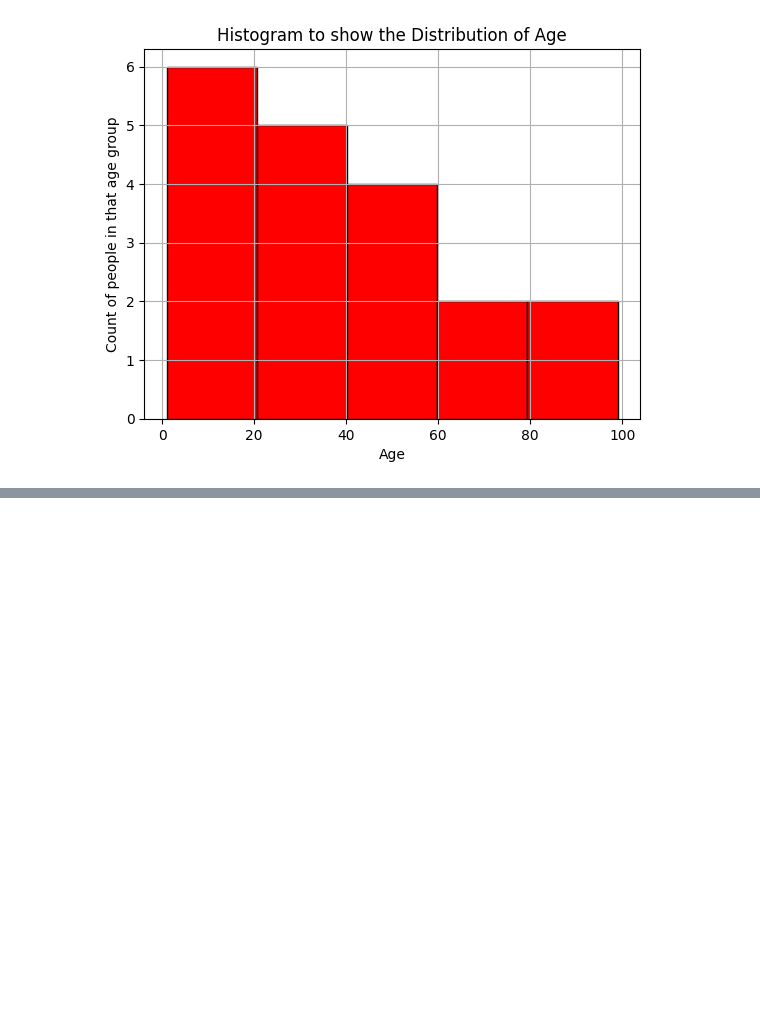
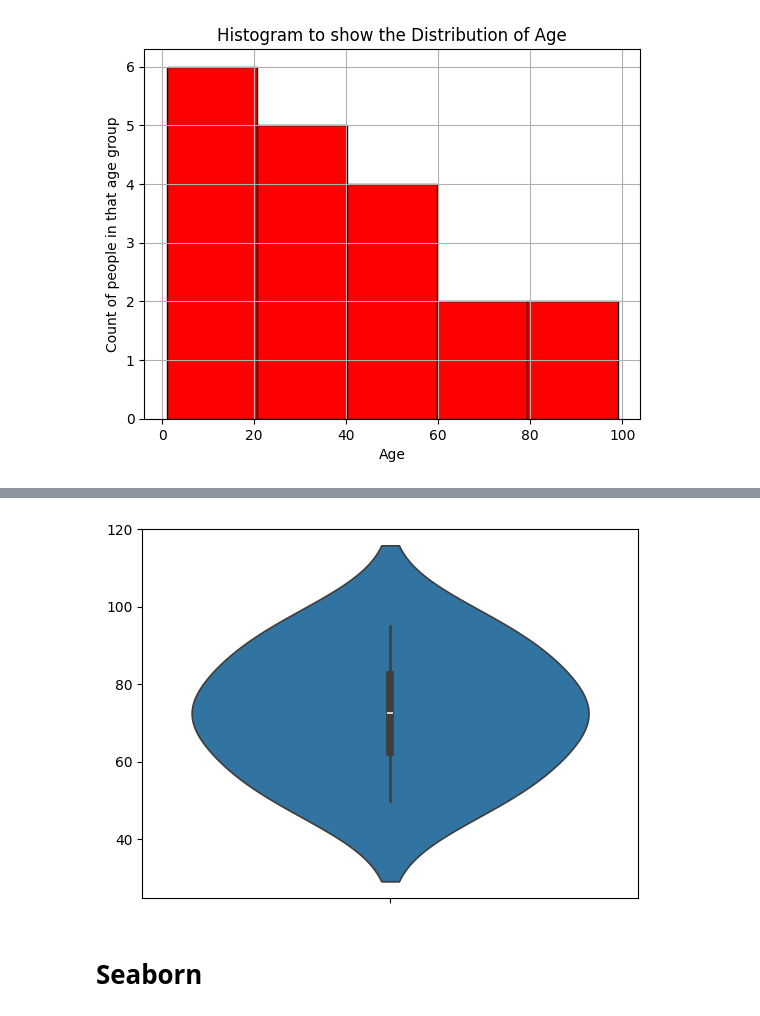
Before and after one commit to HarshaPriya03/PythonLearning, a Jupyter notebook: Visualisation_25_01_2026.ipynb, the cells around one changed output, grey strips where cells are left out. Drawn from its saved outputs; the diff is of its cells as text; code cells hidden in the pictures; blank space fills up the shorter version.

```diff
--- a/Visualisation_25_01_2026.ipynb
+++ b/Visualisation_25_01_2026.ipynb
@@ -268,0 +309,8 @@ plt.show()
+# %%
+marks=[50,55,65,70,75,80,90,95]
+sns.violinplot(marks)
+plt.show()
+# %% [output]
+[figure, added]
+# %% [markdown]
+# **Seaborn**
```
Also changed, not shown: parts of 41 cells of this notebook.
